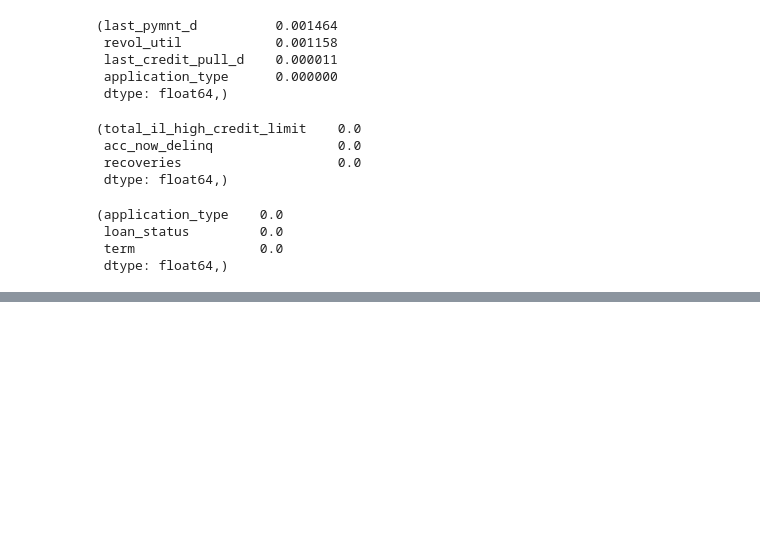
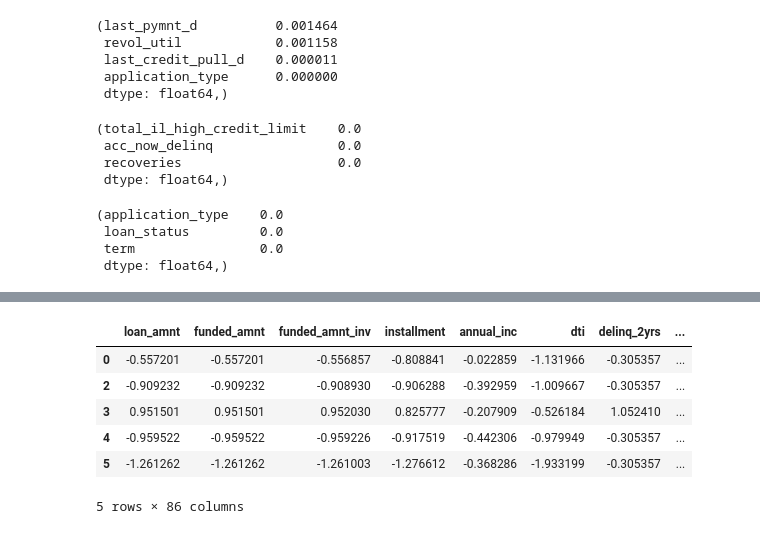
Before and after one commit to liuzijian1994/DIproject_zijianliu, a Jupyter notebook: DI_project.ipynb, the cells around one changed output, grey strips where cells are left out. Drawn from its saved outputs; the diff is of its cells as text; code cells hidden in the pictures; blank space fills up the shorter version.

```diff
--- a/DI_project.ipynb
+++ b/DI_project.ipynb
@@ -420,0 +454,8 @@ null_check(data_ind_c,['object'],3)
+# %%
+def str_to_float(df,col_name):
+    df[col_name] = df[col_name].map(lambda x:x.strip())
+    df[col_name] = df[col_name].map(lambda x:float(x[:-1]))
+    return df
+# %%
+int_rate_df = str_to_float(int_rate_df,'int_rate')
+revol_util_df = str_to_float(revol_util_df,'revol_util')
@@ -420,0 +484,3 @@ null_check(data_ind_c,['object'],3)
+# %%
+data_ind_float = pd.merge(data_ind_float, int_rate_df, left_index =True,right_index =True)
+data_ind_float = pd.merge(data_ind_float, revol_util_df, left_index =True,right_index =True)
@@ -420,0 +594,22 @@ null_check(data_ind_c,['object'],3)
+# %%
+def standardizeDF(df):
+    df_index = df.index
+    final_df = pd.DataFrame(index= df_index,columns=[])
+    for i in df.columns:
+        temp_scaler = StandardScaler()
+        temp_scaler.fit(df[i].values.reshape(-1,1))
+        s_col = temp_scaler.transform(df[i].values.reshape(-1,1))
+        s_col = pd.DataFrame(s_col,index= df_index,columns = [i])
+        final_df=pd.merge(final_df, s_col, left_index =True,right_index =True)
+    return final_df
+# %%
+data_std_float = standardizeDF(data_ind_float)
+data_std_float.head()
+# %% [output]
+|  | loan_amnt | funded_amnt | funded_amnt_inv | installment | annual_inc | dti | delinq_2yrs | ... |
+| 0 | -0.557201 | -0.557201 | -0.556857 | -0.808841 | -0.022859 | -1.131966 | -0.305357 | ... |
+| 2 | -0.909232 | -0.909232 | -0.908930 | -0.906288 | -0.392959 | -1.009667 | -0.305357 | ... |
+| 3 | 0.951501 | 0.951501 | 0.952030 | 0.825777 | -0.207909 | -0.526184 | 1.052410 | ... |
+| 4 | -0.959522 | -0.959522 | -0.959226 | -0.917519 | -0.442306 | -0.979949 | -0.305357 | ... |
+| 5 | -1.261262 | -1.261262 | -1.261003 | -1.276612 | -0.368286 | -1.933199 | -0.305357 | ... |
+5 rows × 86 columns
```
Also changed, not shown: parts of 56 cells of this notebook.
